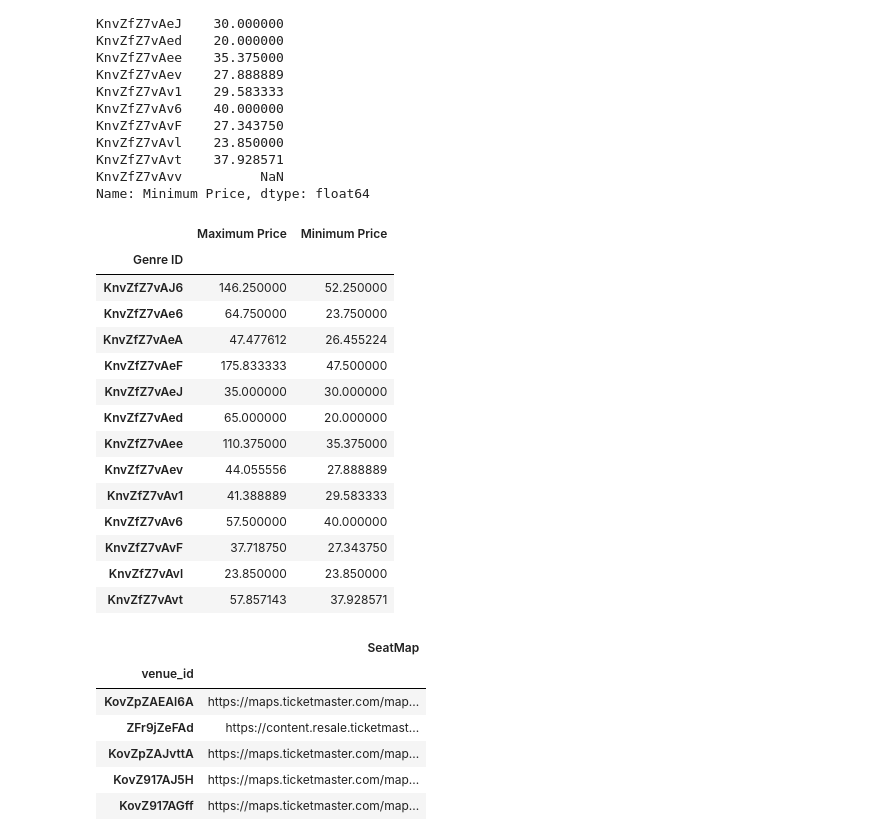
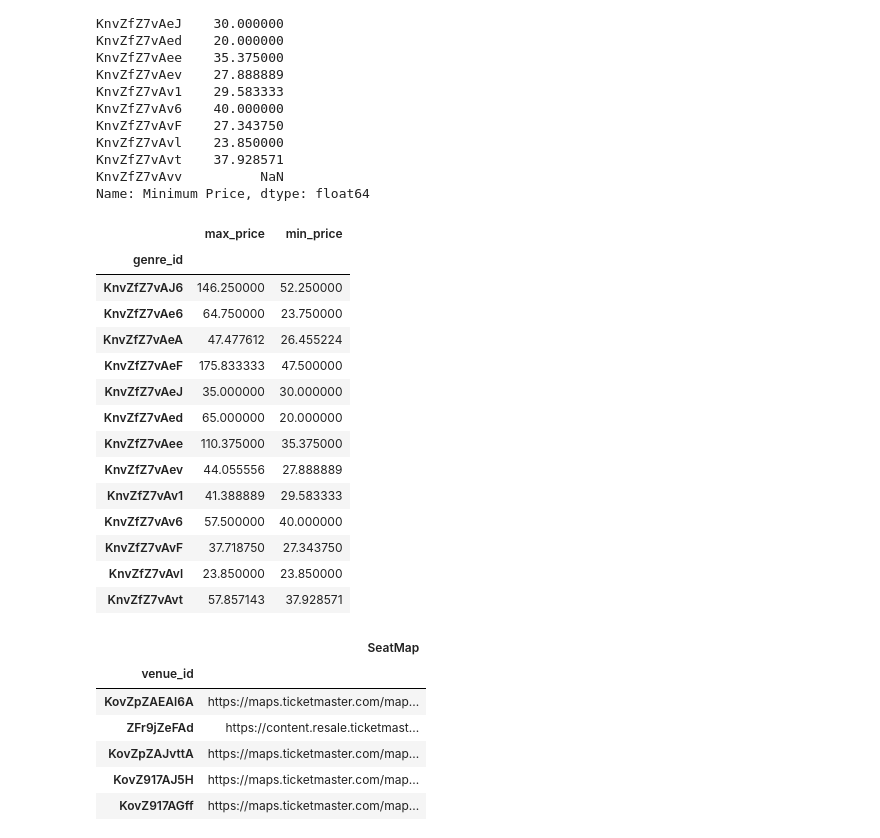
Before and after one commit to chanellelgonzalez/Project03_Visualization_SHOWWW, a Jupyter notebook: ticket_dev_api_import.ipynb, the cells around one changed output. Cells and saved outputs as stored; diff of their text form; code cells hidden in the pictures.

Commit message:
changed column titles for average price csv

```diff
--- a/ticket_dev_api_import.ipynb
+++ b/ticket_dev_api_import.ipynb
@@ -298,14 +298,16 @@ Name: Minimum Price, dtype: float64
 # %%
 genre_max = pd.DataFrame(event_data, columns=['Event ID', 'Genre ID', 'Maximum Price'])
 genre_max_avg = genre_max.groupby('Genre ID')['Maximum Price'].mean().reset_index()
 genre_mean = genre_max_avg.join(genre_min_avg, on='Genre ID')
-genre_mean = genre_mean.set_index('Genre ID')
+genre_mean = genre_mean.rename(columns= {'Genre ID': 'genre_id', 'Maximum Price': 'max_price', 'Minimum Price': 'min_price'})
+genre_mean = genre_mean.set_index('genre_id')
 genre_mean = genre_mean.drop(['KnvZfZ7v7ll', 'KnvZfZ7vAvv'], axis=0)
+genre_mean = genre_mean.rename(columns= {'Genre ID': 'genre_id', 'Maximum Price': 'max_price', 'Minimum Price': 'min_price'})
 genre_mean.to_csv('csv_tables/genre_price_avg.csv')
 genre_mean
 # %% [output]
-|  | Maximum Price | Minimum Price |
-| Genre ID |  |  |
+|  | max_price | min_price |
+| genre_id |  |  |
 | KnvZfZ7vAJ6 | 146.250000 | 52.250000 |
 | KnvZfZ7vAe6 | 64.750000 | 23.750000 |
 | KnvZfZ7vAeA | 47.477612 | 26.455224 |
```
Also changed, not shown: 1 other file.
